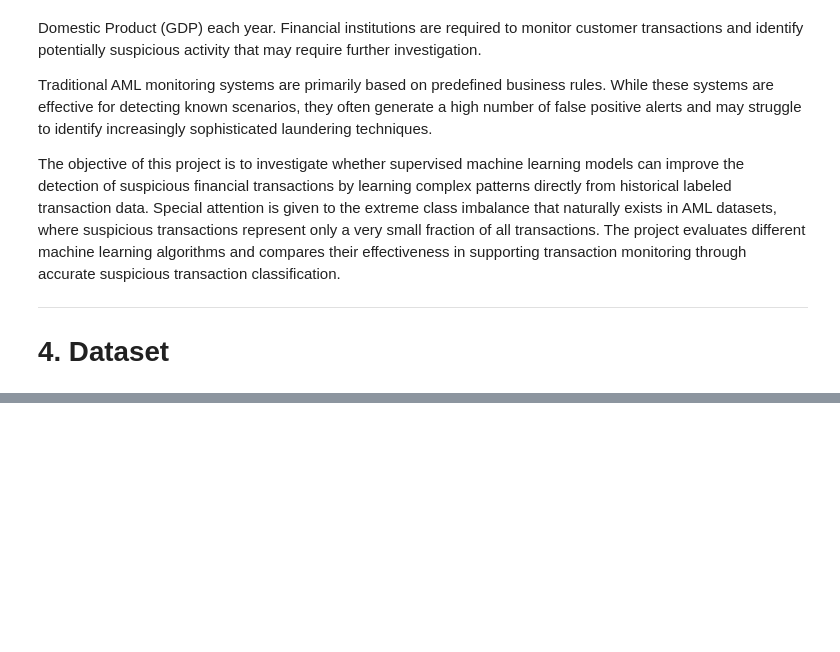
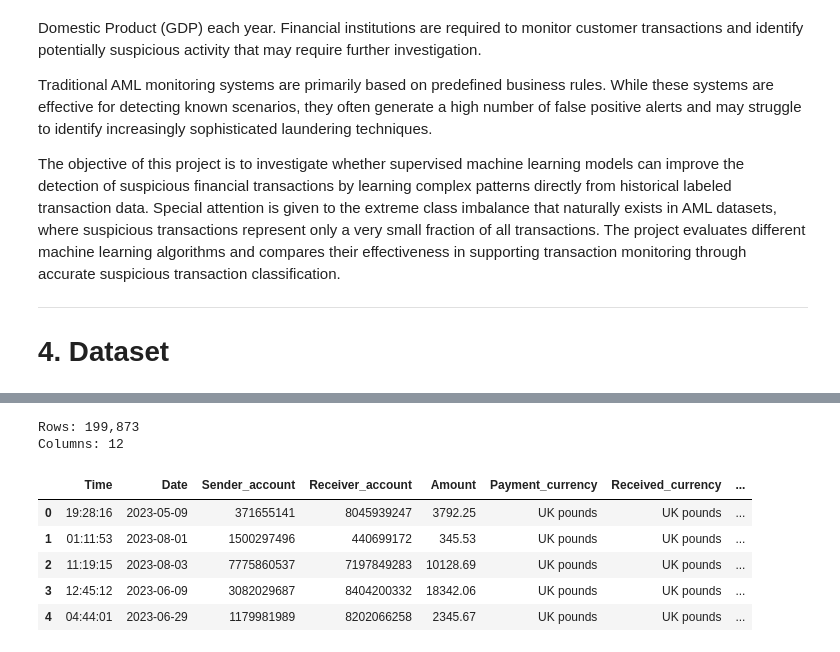
Before and after one commit to slavenageorgieva7-ui/Machine-Learning, a Jupyter notebook: Project 3.ipynb, the cells around one changed output, grey strips where cells are left out. Cells and saved outputs as stored; diff of their text form; code cells hidden in the pictures; blank space fills up the shorter version.

```diff
--- a/Project 3.ipynb
+++ b/Project 3.ipynb
@@ -49,0 +166,19 @@ The objective of this project is to investigate whether supervised machine learn
+# %%
+# Display dataset dimensions
+
+print(f"Rows: {df.shape[0]:,}")
+print(f"Columns: {df.shape[1]}")
+# %% [output]
+Rows: 199,873
+Columns: 12
+# %%
+# Display the first five records
+
+df.head()
+# %% [output]
+|  | Time | Date | Sender_account | Receiver_account | Amount | Payment_currency | Received_currency | ... |
+| 0 | 19:28:16 | 2023-05-09 | 371655141 | 8045939247 | 3792.25 | UK pounds | UK pounds | ... |
+| 1 | 01:11:53 | 2023-08-01 | 1500297496 | 440699172 | 345.53 | UK pounds | UK pounds | ... |
+| 2 | 11:19:15 | 2023-08-03 | 7775860537 | 7197849283 | 10128.69 | UK pounds | UK pounds | ... |
+| 3 | 12:45:12 | 2023-06-09 | 3082029687 | 8404200332 | 18342.06 | UK pounds | UK pounds | ... |
+| 4 | 04:44:01 | 2023-06-29 | 1179981989 | 8202066258 | 2345.67 | UK pounds | UK pounds | ... |
```
Also changed, not shown: parts of 23 cells of this notebook.
